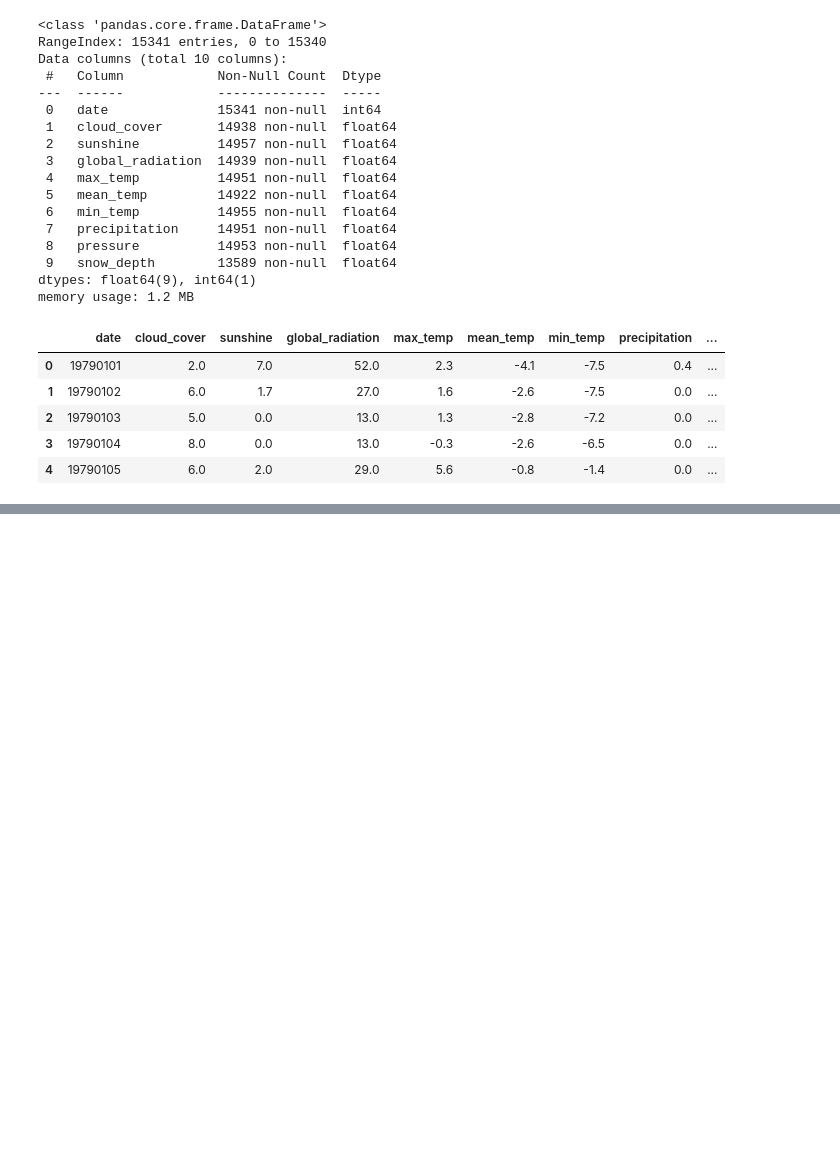
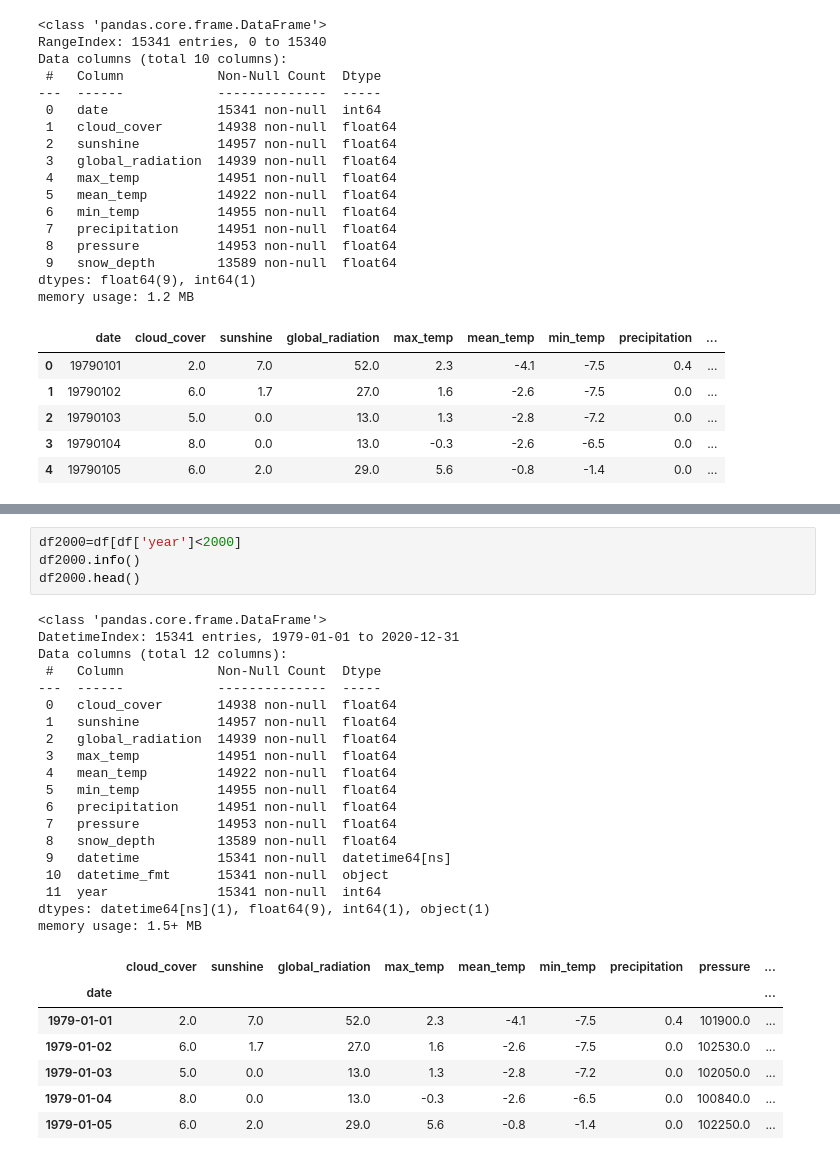
Before and after one commit to 808hanronald/w13-practice, a Jupyter notebook: W13 practice 1.ipynb, the cells around one changed output, grey strips where cells are left out. Saved outputs shown, nothing was run; the diff lists cells and outputs as text; blank space fills up the shorter version.

```diff
--- a/W13 practice 1.ipynb
+++ b/W13 practice 1.ipynb
@@ -41,0 +150,31 @@ df.head()
+# %%
+df2000=df[df['year']<2000]
+df2000.info()
+df2000.head()
+# %% [output]
+<class 'pandas.core.frame.DataFrame'>
+DatetimeIndex: 15341 entries, 1979-01-01 to 2020-12-31
+Data columns (total 12 columns):
+ #   Column            Non-Null Count  Dtype
+---  ------            --------------  -----
+ 0   cloud_cover       14938 non-null  float64
+ 1   sunshine          14957 non-null  float64
+ 2   global_radiation  14939 non-null  float64
+ 3   max_temp          14951 non-null  float64
+ 4   mean_temp         14922 non-null  float64
+ 5   min_temp          14955 non-null  float64
+ 6   precipitation     14951 non-null  float64
+ 7   pressure          14953 non-null  float64
+ 8   snow_depth        13589 non-null  float64
+ 9   datetime          15341 non-null  datetime64[ns]
+ 10  datetime_fmt      15341 non-null  object
+ 11  year              15341 non-null  int64
+dtypes: datetime64[ns](1), float64(9), int64(1), object(1)
+memory usage: 1.5+ MB
+|  | cloud_cover | sunshine | global_radiation | max_temp | mean_temp | min_temp | precipitation | pressure | ... |
+| date |  |  |  |  |  |  |  |  | ... |
+| 1979-01-01 | 2.0 | 7.0 | 52.0 | 2.3 | -4.1 | -7.5 | 0.4 | 101900.0 | ... |
+| 1979-01-02 | 6.0 | 1.7 | 27.0 | 1.6 | -2.6 | -7.5 | 0.0 | 102530.0 | ... |
+| 1979-01-03 | 5.0 | 0.0 | 13.0 | 1.3 | -2.8 | -7.2 | 0.0 | 102050.0 | ... |
+| 1979-01-04 | 8.0 | 0.0 | 13.0 | -0.3 | -2.6 | -6.5 | 0.0 | 100840.0 | ... |
+| 1979-01-05 | 6.0 | 2.0 | 29.0 | 5.6 | -0.8 | -1.4 | 0.0 | 102250.0 | ... |
```
Also changed, not shown: parts of 14 cells of this notebook.
